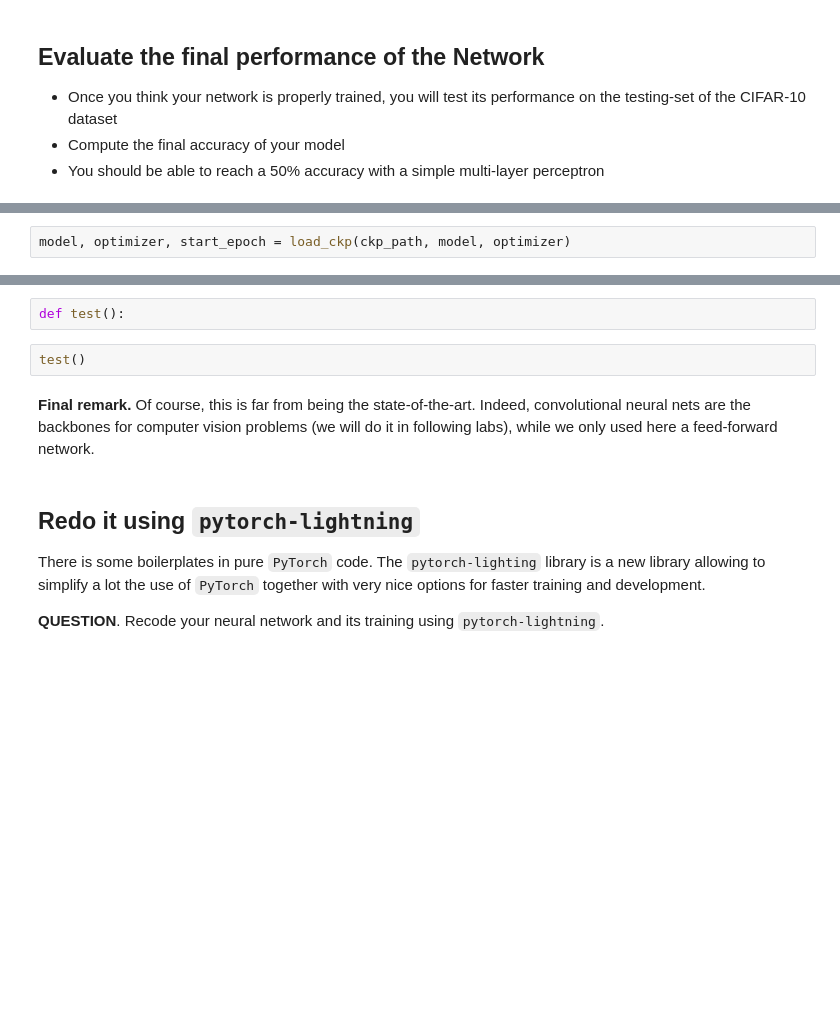
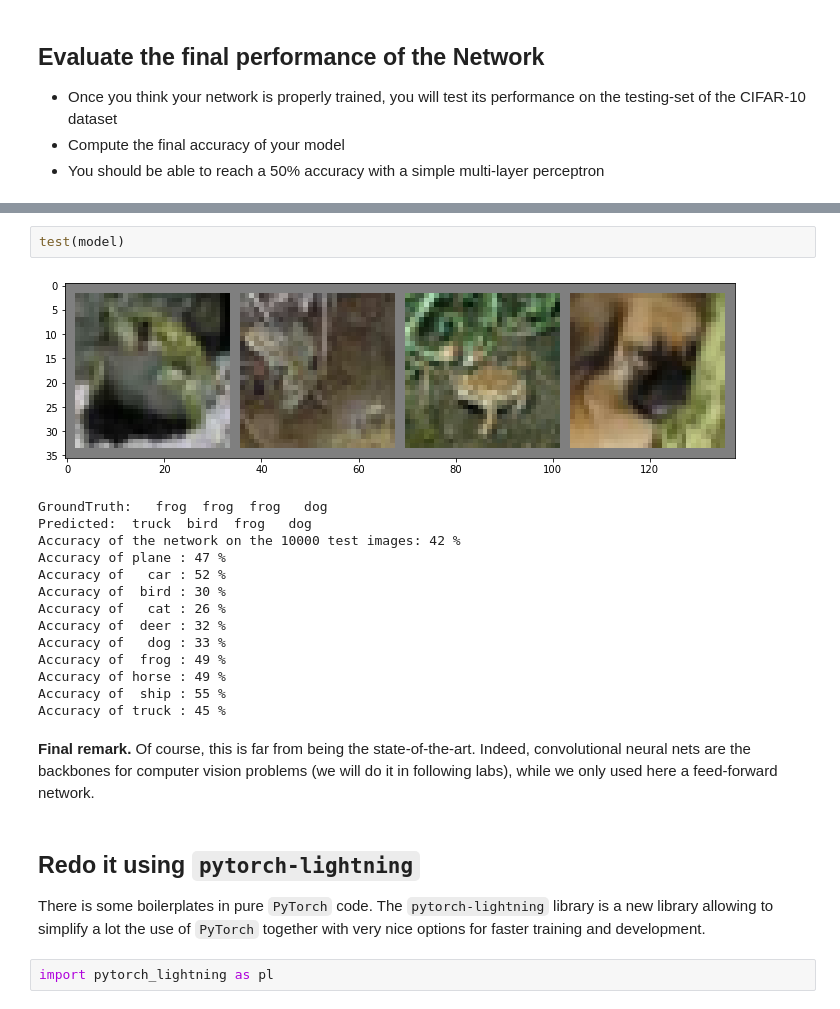
Before and after one commit to JLechuga94/DeepLearning, a Jupyter notebook: T3/tutorial03b.ipynb, the cells around one changed output, grey strips where cells are left out. Cells and saved outputs as stored; diff of their text form; blank space fills up the shorter version.

Commit message:
Implementation of pytorch lightning

```diff
--- a/T3/tutorial03b.ipynb
+++ b/T3/tutorial03b.ipynb
@@ -266,2 +248,0 @@ GroundTruth:   bird truck  bird  deer
-# %%
-model, optimizer, start_epoch = load_ckp(ckp_path, model, optimizer)
@@ -321,12 +295,25 @@ Accuracy of truck : 45 %
-# %%
-def test():
 # %%
-test()
+test(model)
+# %% [output]
+[figure, added]
+GroundTruth:   frog  frog  frog   dog
+Predicted:  truck  bird  frog   dog
+Accuracy of the network on the 10000 test images: 42 %
+Accuracy of plane : 47 %
+Accuracy of   car : 52 %
+Accuracy of  bird : 30 %
+Accuracy of   cat : 26 %
+Accuracy of  deer : 32 %
+Accuracy of   dog : 33 %
+Accuracy of  frog : 49 %
+Accuracy of horse : 49 %
+Accuracy of  ship : 55 %
+Accuracy of truck : 45 %
 # %% [markdown]
 **Final remark.** Of course, this is far from being the state-of-the-art. Indeed, convolutional neural nets are the backbones for computer vision problems (we will do it in following labs), while we only used here a feed-forward network.
 # %% [markdown]
 ## Redo it using `pytorch-lightning`
 
-There is some boilerplates in pure `PyTorch` code. The `pytorch-lighting` library is a new library allowing to simplify a lot the use of `PyTorch` together with very nice options for faster training and development.
-
-**QUESTION**. Recode your neural network and its training using `pytorch-lightning`.
+There is some boilerplates in pure `PyTorch` code. The `pytorch-lightning` library is a new library allowing to simplify a lot the use of `PyTorch` together with very nice options for faster training and development.
+# %%
+import pytorch_lightning as pl
```
Also changed, not shown: parts of 9 cells of this notebook, 1 other file.
